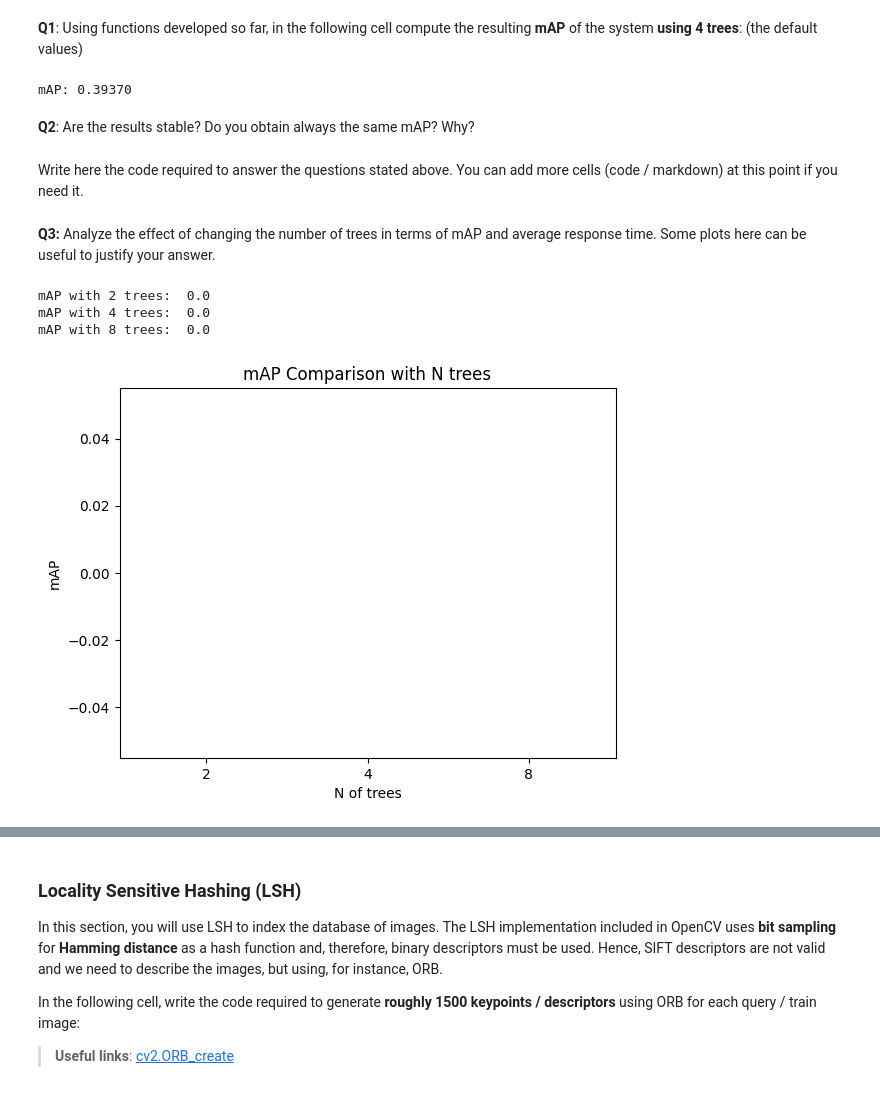
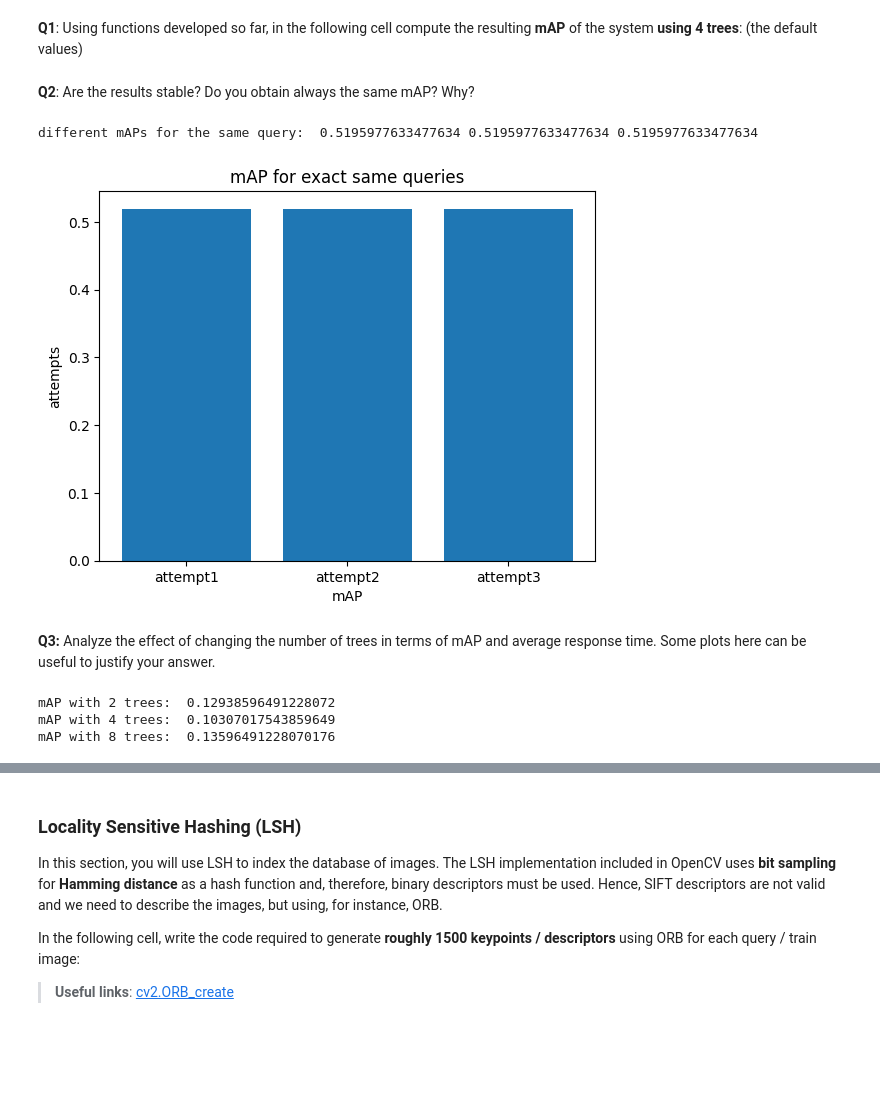
Before and after one commit to claredavies/ImageIndexing, a Jupyter notebook: Image_Indexing_Assignment2.ipynb, the cells around one changed output, grey strips where cells are left out. Drawn from its saved outputs; the diff is of its cells as text; code cells hidden in the pictures; blank space fills up the shorter version.

Commit message:
Updated to include more plots

```diff
--- a/Image_Indexing_Assignment2.ipynb
+++ b/Image_Indexing_Assignment2.ipynb
@@ -315,3 +310,15 @@ ground truth:  {'100000.jpg': ['100001.jpg', '100002.jpg'], '100100.jpg': ['1001
 0.05263157894736842
+# %%
+def plot_chart(values, labels, title, xlabel, ylabel):
+  fig, ax = plt.subplots()
+  ax.bar(labels, values)
+
+  # Set the chart title and axis labels
+  ax.set_title(title)
+  ax.set_xlabel(xlabel)
+  ax.set_ylabel(ylabel)
+
+  # Display the chart
+  plt.show()
 # %% [markdown]
 **Q1**: Using functions developed so far, in the following cell compute the resulting **mAP** of the system **using 4 trees**: (the default values)
@@ -325,47 +335,39 @@ results, mAP_kdtree = compute_mAP(query_names, query_desc, index, train_names, '
-# %%
-print('mAP: %.5f' % mAP_kdtree)
-# %% [output]
-mAP: 0.39370
 # %% [markdown]
 **Q2**: Are the results stable? Do you obtain always the same mAP? Why?
-# %% [markdown]
-Write here the code required to answer the questions stated above. You can add more cells (code / markdown) at this point if you need it.
+# %%
+_, mAP_kdtree_4_trees_attempt1 = compute_mAP(query_names, query_desc, index, train_names, '../holidays_mini/holidays_images.dat')
+
+_, mAP_kdtree_4_trees_attempt2 = compute_mAP(query_names, query_desc, index, train_names, '../holidays_mini/holidays_images.dat')
+
+_, mAP_kdtree_4_trees_attempt3 = compute_mAP(query_names, query_desc, index, train_names, '../holidays_mini/holidays_images.dat')
+# %%
+print("different mAPs for the same query: ", mAP_kdtree_4_trees_attempt1, mAP_kdtree_4_trees_attempt2, mAP_kdtree_4_trees_attempt3)
+# %% [output]
+different mAPs for the same query:  0.5195977633477634 0.5195977633477634 0.5195977633477634
+# %%
+values = [mAP_kdtree_4_trees_attempt1, mAP_kdtree_4_trees_attempt2, mAP_kdtree_4_trees_attempt3]
+labels = ["attempt1", "attempt2", "attempt3"]
+plot_chart(values, labels, "mAP for exact same queries", "mAP", "attempts")
+# %% [output]
+[figure, added]
 # %% [markdown]
 **Q3:** Analyze the effect of changing the number of trees in terms of mAP and average response time. Some plots here can be useful to justify your answer.
 # %%
 index = build_db_kdtrees(train_desc[0:5], ntrees = 2)
 img_res = search_image(query_desc[0], index, train_names[0:5])
-results, mAP_kdtree2 = compute_mAP(query_names, query_desc, index, train_names[0:5])
+results, mAP_kdtree2 = compute_mAP(query_names, query_desc, index, train_names[0:5], '../holidays_mini/holidays_images.dat')
 print("mAP with 2 trees: ", mAP_kdtree2)
 
 index = build_db_kdtrees(train_desc[0:5], ntrees = 4)
 img_res = search_image(query_desc[0], index, train_names[0:5])
-results, mAP_kdtree4 = compute_mAP(query_names, query_desc, index, train_names[0:5])
+results, mAP_kdtree4 = compute_mAP(query_names, query_desc, index, train_names[0:5], '../holidays_mini/holidays_images.dat')
 print("mAP with 4 trees: ", mAP_kdtree4)
 
 index = build_db_kdtrees(train_desc[0:5], ntrees = 8)
 img_res = search_image(query_desc[0], index, train_names[0:5])
-results, mAP_kdtree8 = compute_mAP(query_names, query_desc, index, train_names[0:5])
+results, mAP_kdtree8 = compute_mAP(query_names, query_desc, index, train_names[0:5], '../holidays_mini/holidays_images.dat')
 print("mAP with 8 trees: ", mAP_kdtree8)
 # %% [output]
-mAP with 2 trees:  0.0
-mAP with 4 trees:  0.0
-mAP with 8 trees:  0.0
+mAP with 2 trees:  0.12938596491228072
+mAP with 4 trees:  0.10307017543859649
+mAP with 8 trees:  0.13596491228070176
-# %%
-# Data for the bar chart
-mAP_scores = [mAP_kdtree2, mAP_kdtree4, mAP_kdtree8]
-labels = ['2', '4', '8']
-
-# Create the bar chart
-fig, ax = plt.subplots()
-ax.bar(labels, mAP_scores)
-
-# Set the chart title and axis labels
-ax.set_title('mAP Comparison with N trees')
-ax.set_xlabel('N of trees')
-ax.set_ylabel('mAP')
-
-# Display the chart
-plt.show()
-# %% [output]
-[figure, removed]
```
Also changed, not shown: parts of 41 cells of this notebook.
